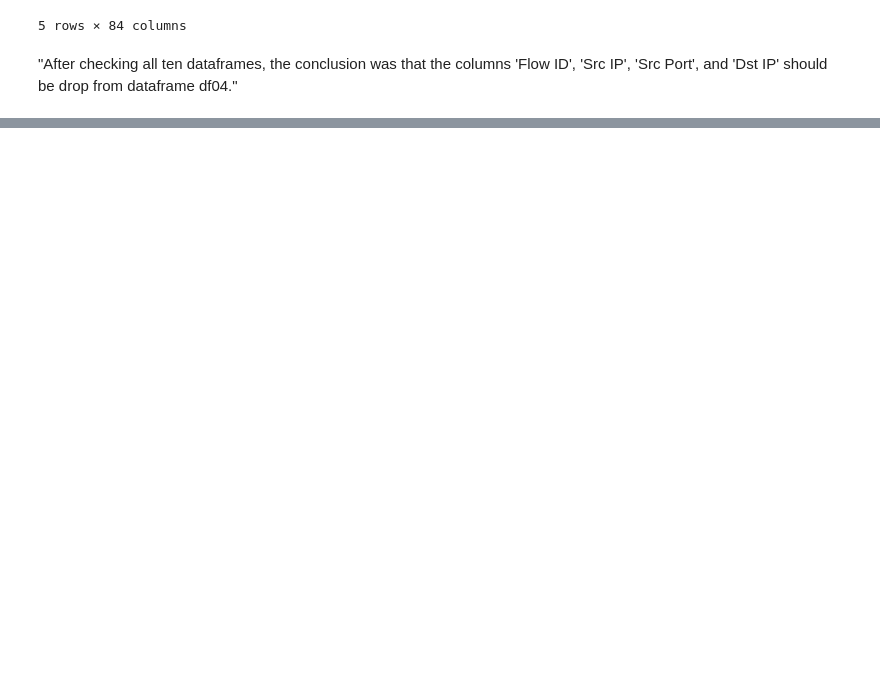
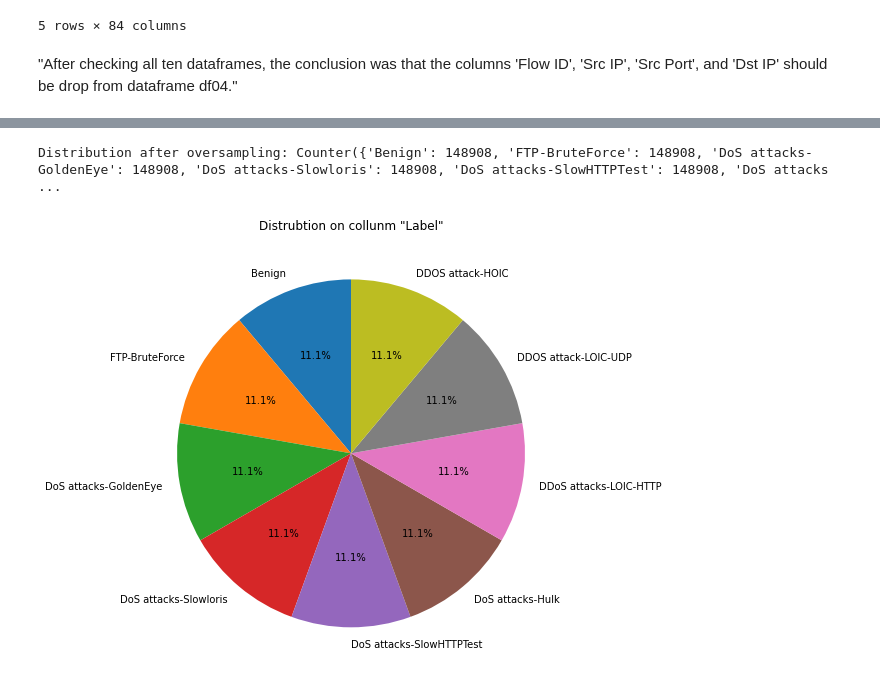
Before and after one commit to FabioTRamos/FinalProject, a Jupyter notebook: Intrusion Detection Machine Learn.ipynb, the cells around one changed output, grey strips where cells are left out. Saved outputs shown, nothing was run; the diff lists cells and outputs as text; code cells hidden in the pictures; blank space fills up the shorter version.

```diff
--- a/Intrusion Detection Machine Learn.ipynb
+++ b/Intrusion Detection Machine Learn.ipynb
@@ -240,0 +404,32 @@ combined_df = pd.concat(dfs, ignore_index=True)  # Concatenates DataFrames and r
+# %%
+# Importing necessary libraries
+from imblearn.over_sampling import RandomOverSampler
+from collections import Counter
+
+# X contains the features (all columns except 'Label')
+# y contains the target variable ('Label')
+X = combined_df.drop(columns=['Label'])
+y = combined_df['Label']
+
+# Initializing the RandomOverSampler with a random_state of 42
+ros = RandomOverSampler(random_state=42)
+
+# Resampling the data to balance the classes
+X_resampled, y_resampled = ros.fit_resample(X, y)
+
+# Creating a DataFrame with the resampled data
+df_resampled = pd.concat([X_resampled, y_resampled], axis=1)
+
+# Printing the distribution of classes after oversampling
+print("Distribution after oversampling:", Counter(y_resampled))
+# %% [output]
+Distribution after oversampling: Counter({'Benign': 148908, 'FTP-BruteForce': 148908, 'DoS attacks-GoldenEye': 148908, 'DoS attacks-Slowloris': 148908, 'DoS attacks-SlowHTTPTest': 148908, 'DoS attacks ...
+# %%
+action_counts = df_resampled['Label'].value_counts()
+
+plt.figure(figsize=(8, 8))
+plt.pie(action_counts, labels=action_counts.index, autopct='%1.1f%%', startangle=90)
+plt.title('Distrubtion on collunm "Label"')
+plt.show()
+# %% [output]
+[figure, added]
```
Also changed, not shown: parts of 18 cells of this notebook.
